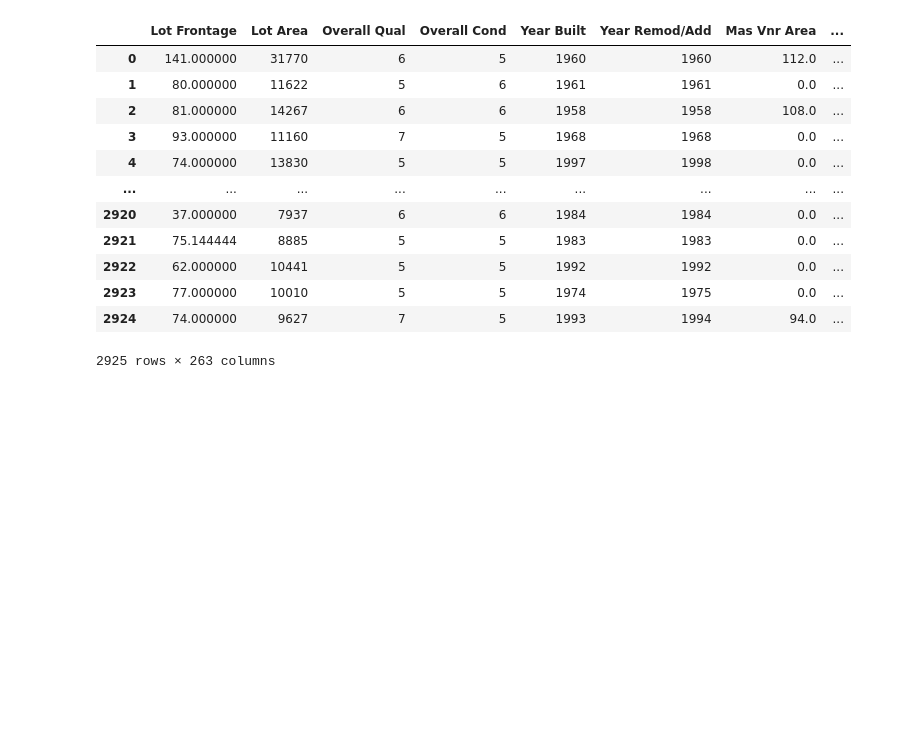
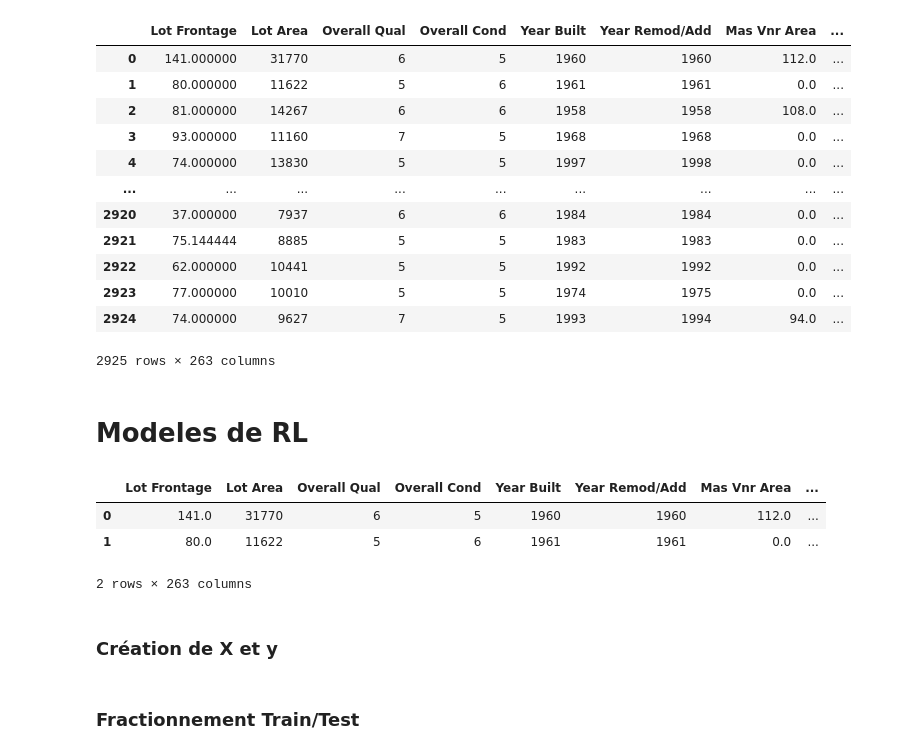
Before and after one commit to MelanieP31/Project_ML_HousePrice, a Jupyter notebook: Udemy - ML/LR_FeatureEng.ipynb, the cells around one changed output. Drawn from its saved outputs; the diff is of its cells as text; code cells hidden in the pictures; blank space fills up the shorter version.

```diff
--- a/Udemy - ML/LR_FeatureEng.ipynb
+++ b/Udemy - ML/LR_FeatureEng.ipynb
@@ -473,0 +462,13 @@ df.to_csv('Ames_finalML.csv')
+# %% [markdown]
+# Modeles de RL
+# %%
+df = pd.read_csv('Ames_finalML.csv')
+# %%
+df.head(2)
+# %% [output]
+|  | Lot Frontage | Lot Area | Overall Qual | Overall Cond | Year Built | Year Remod/Add | Mas Vnr Area | ... |
+| 0 | 141.0 | 31770 | 6 | 5 | 1960 | 1960 | 112.0 | ... |
+| 1 | 80.0 | 11622 | 5 | 6 | 1961 | 1961 | 0.0 | ... |
+2 rows × 263 columns
+# %% [markdown]
+### Création de X et y
@@ -473,0 +478,2 @@ df.to_csv('Ames_finalML.csv')
+# %% [markdown]
+### Fractionnement Train/Test
```
Also changed, not shown: parts of 36 cells of this notebook, 2 other files.
